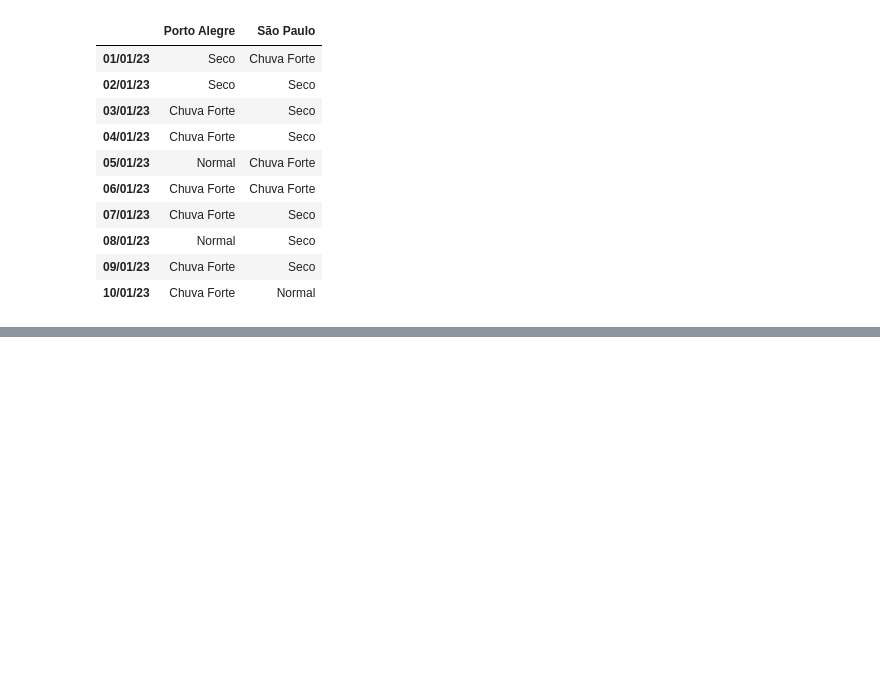
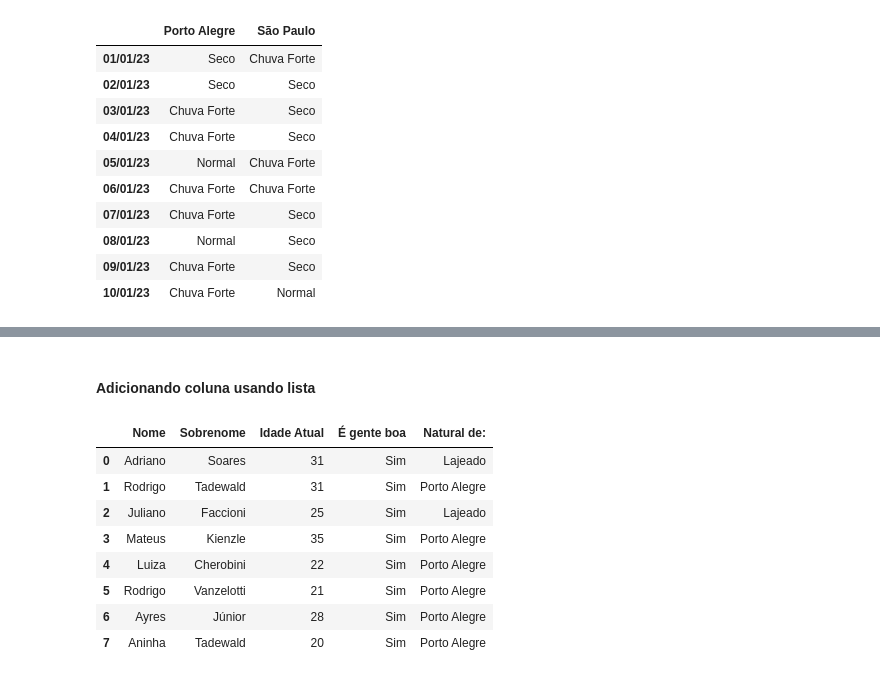
Before and after one commit to mendes000/Lendo_Alterando_Tabelas, a Jupyter notebook: arquivo.ipynb, the cells around one changed output, grey strips where cells are left out. Cells and saved outputs as stored; diff of their text form; code cells hidden in the pictures; blank space fills up the shorter version.

```diff
--- a/arquivo.ipynb
+++ b/arquivo.ipynb
@@ -329,0 +395,15 @@ Condição do Tempo
+# %% [markdown]
+#### Adicionando coluna usando lista
+# %%
+df['Natural de:'] = ['Lajeado', 'Porto Alegre', 'Lajeado', 'Porto Alegre', 'Porto Alegre', 'Porto Alegre', 'Porto Alegre', 'Porto Alegre']
+df
+# %% [output]
+|  | Nome | Sobrenome | Idade Atual | É gente boa | Natural de: |
+| 0 | Adriano | Soares | 31 | Sim | Lajeado |
+| 1 | Rodrigo | Tadewald | 31 | Sim | Porto Alegre |
+| 2 | Juliano | Faccioni | 25 | Sim | Lajeado |
+| 3 | Mateus | Kienzle | 35 | Sim | Porto Alegre |
+| 4 | Luiza | Cherobini | 22 | Sim | Porto Alegre |
+| 5 | Rodrigo | Vanzelotti | 21 | Sim | Porto Alegre |
+| 6 | Ayres | Júnior | 28 | Sim | Porto Alegre |
+| 7 | Aninha | Tadewald | 20 | Sim | Porto Alegre |
```
Also changed, not shown: parts of 11 cells of this notebook, 1 other file.
